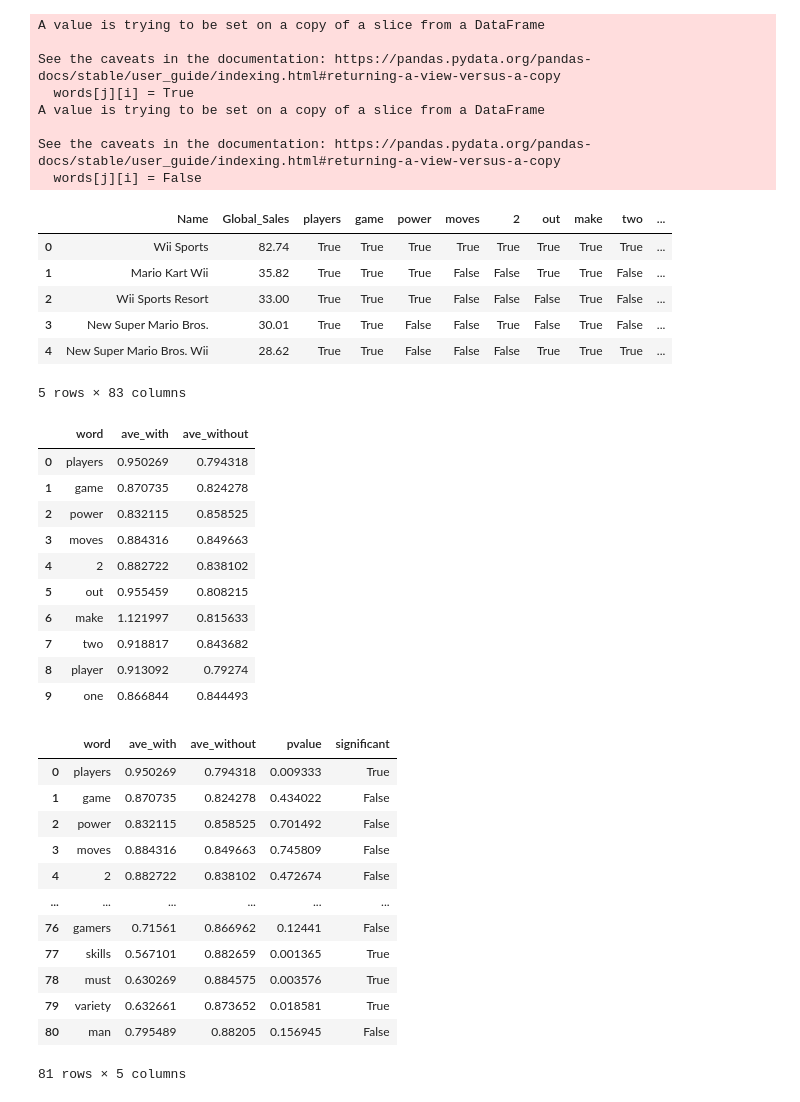
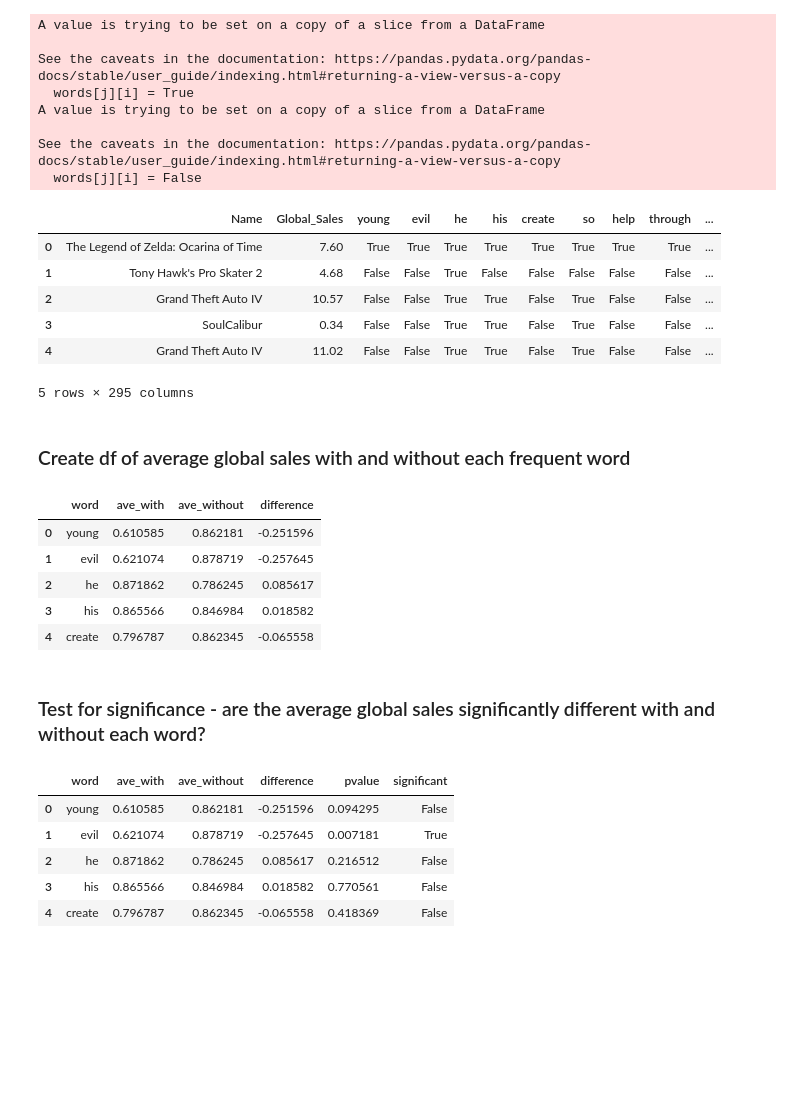
Before and after one commit to grainneroneill/video_game_analysis, a Jupyter notebook: Analyses.ipynb, the cells around one changed output. Drawn from its saved outputs; the diff is of its cells as text; code cells hidden in the pictures; blank space fills up the shorter version.

```diff
--- a/Analyses.ipynb
+++ b/Analyses.ipynb
@@ -38,3 +35,7 @@ len(unique) # how many words show up more than 500 times in the summaries
 # %%
+# delete words that are specific to one game, platform, or company
+delete = ["wii","xbox","sega","nintendo","mario","nfl","ea","ds","nba","sonic"]
+for i in delete:
+    del unique[i]
 unique
 # %% [output]
@@ -85,13 +79,15 @@ A value is trying to be set on a copy of a slice from a DataFrame
 
 See the caveats in the documentation: https://pandas.pydata.org/pandas-docs/stable/user_guide/indexing.html#returning-a-view-versus-a-copy
   words[j][i] = False
-|  | Name | Global_Sales | players | game | power | moves | 2 | out | make | two | ... |
-| 0 | Wii Sports | 82.74 | True | True | True | True | True | True | True | True | ... |
-| 1 | Mario Kart Wii | 35.82 | True | True | True | False | False | True | True | False | ... |
-| 2 | Wii Sports Resort | 33.00 | True | True | True | False | False | False | True | False | ... |
-| 3 | New Super Mario Bros. | 30.01 | True | True | False | False | True | False | True | False | ... |
-| 4 | New Super Mario Bros. Wii | 28.62 | True | True | False | False | False | True | True | True | ... |
+|  | Name | Global_Sales | young | evil | he | his | create | so | help | through | ... |
+| 0 | The Legend of Zelda: Ocarina of Time | 7.60 | True | True | True | True | True | True | True | True | ... |
+| 1 | Tony Hawk's Pro Skater 2 | 4.68 | False | False | True | False | False | False | False | False | ... |
+| 2 | Grand Theft Auto IV | 10.57 | False | False | True | True | False | True | False | False | ... |
+| 3 | SoulCalibur | 0.34 | False | False | True | True | False | True | False | False | ... |
+| 4 | Grand Theft Auto IV | 11.02 | False | False | True | True | False | True | False | False | ... |
-5 rows × 83 columns
+5 rows × 295 columns
+# %% [markdown]
+### Create df of average global sales with and without each frequent word
 # %%
 # create df that contains the mean user review of games with and without the words
 words_aves = pd.DataFrame(columns = ["word","ave_with","ave_without"])
@@ -100,17 +96,16 @@ words_aves.head()
 for i in list(unique.keys()):
     words_aves.loc[words_aves["word"] == i , "ave_with"] = mean(words.Global_Sales[words[i] == True])
     words_aves.loc[words_aves["word"] == i , "ave_without"] = mean(words.Global_Sales[words[i] == False])
+
+words_aves["difference"] = words_aves["ave_with"]-words_aves["ave_without"]
 words_aves.head()
 # %% [output]
-|  | word | ave_with | ave_without |
-| 0 | players | 0.950269 | 0.794318 |
-| 1 | game | 0.870735 | 0.824278 |
-| 2 | power | 0.832115 | 0.858525 |
-| 3 | moves | 0.884316 | 0.849663 |
-| 4 | 2 | 0.882722 | 0.838102 |
-| 5 | out | 0.955459 | 0.808215 |
-| 6 | make | 1.121997 | 0.815633 |
-| 7 | two | 0.918817 | 0.843682 |
-| 8 | player | 0.913092 | 0.79274 |
-| 9 | one | 0.866844 | 0.844493 |
+|  | word | ave_with | ave_without | difference |
+| 0 | young | 0.610585 | 0.862181 | -0.251596 |
+| 1 | evil | 0.621074 | 0.878719 | -0.257645 |
+| 2 | he | 0.871862 | 0.786245 | 0.085617 |
+| 3 | his | 0.865566 | 0.846984 | 0.018582 |
+| 4 | create | 0.796787 | 0.862345 | -0.065558 |
+# %% [markdown]
+### Test for significance - are the average global sales significantly different with and without each word?
 # %%
@@ -123,19 +117,13 @@ for word in words.columns[2:]:
                        words["Global_Sales"][words[word]== False])
     words_aves["pvalue"][words_aves["word"]==word] = test.pvalue
 # %%
+# create column of whether or not significant
 words_aves["significant"] = words_aves["pvalue"].map(lambda x: x < .05)
-words_aves
+words_aves.head()
 # %% [output]
-|  | word | ave_with | ave_without | pvalue | significant |
-| 0 | players | 0.950269 | 0.794318 | 0.009333 | True |
-| 1 | game | 0.870735 | 0.824278 | 0.434022 | False |
-| 2 | power | 0.832115 | 0.858525 | 0.701492 | False |
-| 3 | moves | 0.884316 | 0.849663 | 0.745809 | False |
-| 4 | 2 | 0.882722 | 0.838102 | 0.472674 | False |
-| ... | ... | ... | ... | ... | ... |
-| 76 | gamers | 0.71561 | 0.866962 | 0.12441 | False |
-| 77 | skills | 0.567101 | 0.882659 | 0.001365 | True |
-| 78 | must | 0.630269 | 0.884575 | 0.003576 | True |
-| 79 | variety | 0.632661 | 0.873652 | 0.018581 | True |
-| 80 | man | 0.795489 | 0.88205 | 0.156945 | False |
+|  | word | ave_with | ave_without | difference | pvalue | significant |
+| 0 | young | 0.610585 | 0.862181 | -0.251596 | 0.094295 | False |
+| 1 | evil | 0.621074 | 0.878719 | -0.257645 | 0.007181 | True |
+| 2 | he | 0.871862 | 0.786245 | 0.085617 | 0.216512 | False |
+| 3 | his | 0.865566 | 0.846984 | 0.018582 | 0.770561 | False |
+| 4 | create | 0.796787 | 0.862345 | -0.065558 | 0.418369 | False |
-81 rows × 5 columns
```
Also changed, not shown: parts of 16 cells of this notebook, 2 other files.
